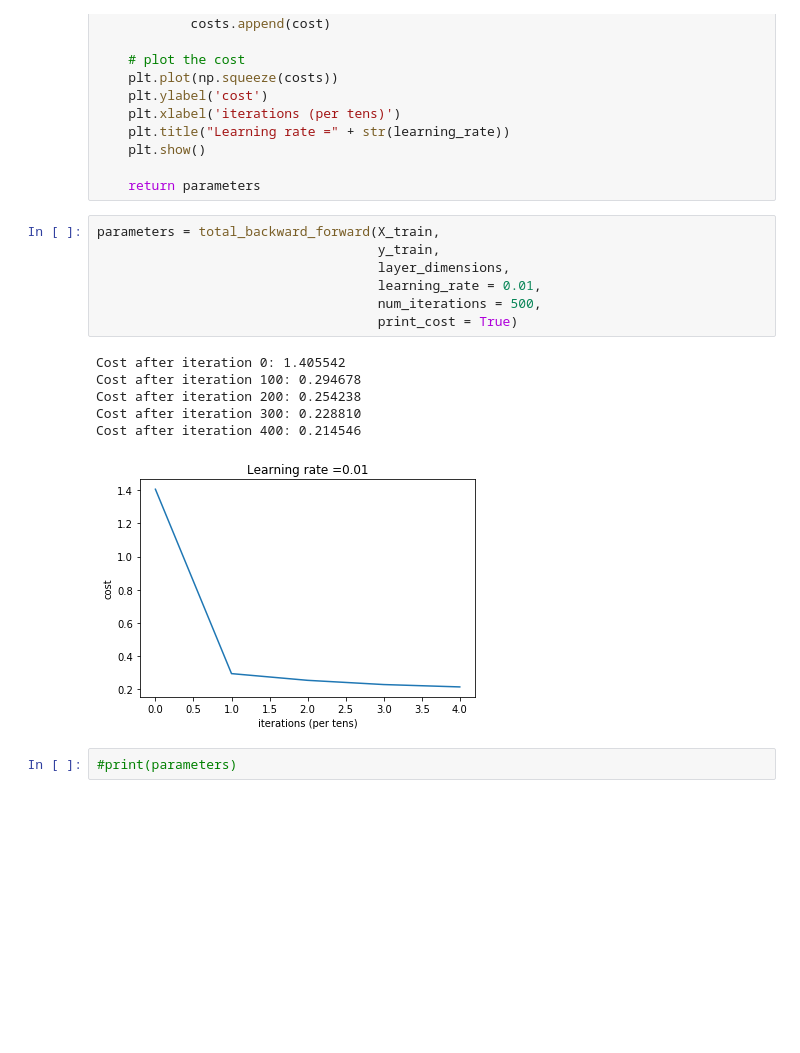
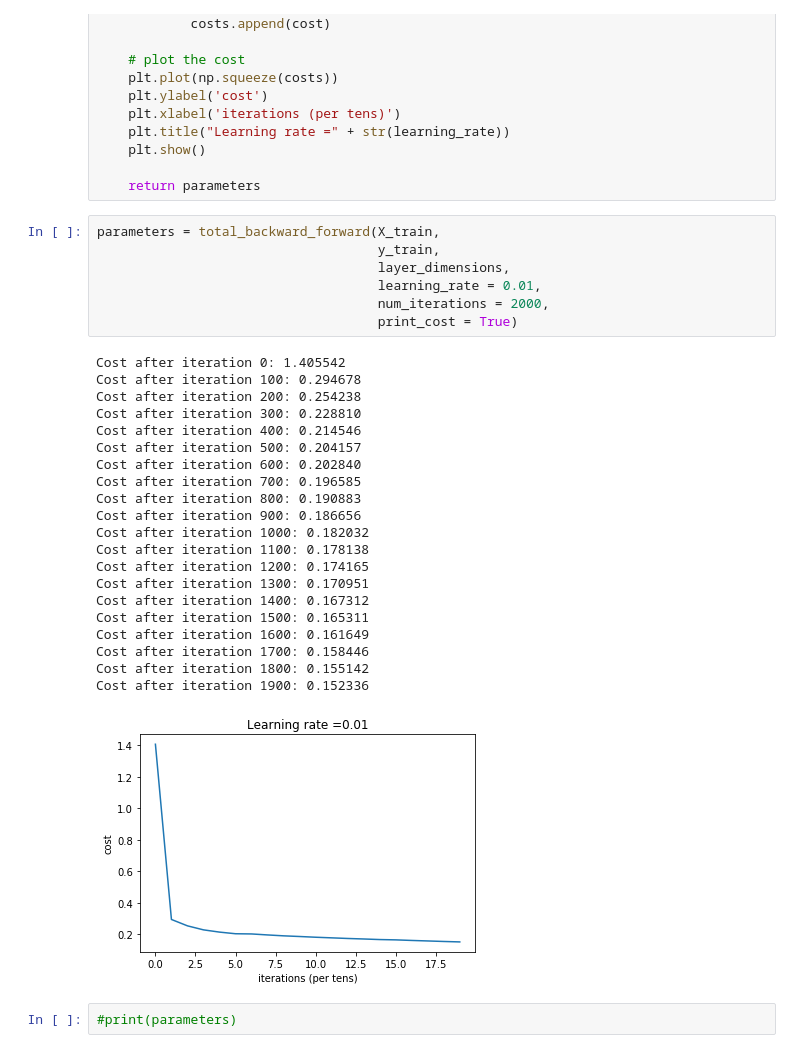
Before and after one commit to mlcurva77/Assignments, a Jupyter notebook: 10885123_AT_1_v1.0.ipynb, the cells around one changed output. Saved outputs shown, nothing was run; the diff lists cells and outputs as text; blank space fills up the shorter version.

```diff
--- a/10885123_AT_1_v1.0.ipynb
+++ b/10885123_AT_1_v1.0.ipynb
@@ -701,17 +784,32 @@ def total_backward_forward(X, Y, layers_dimensions,
 # %%
 parameters = total_backward_forward(X_train,
                                     y_train,
                                     layer_dimensions,
                                     learning_rate = 0.01,
-                                    num_iterations = 500,
+                                    num_iterations = 2000,
                                     print_cost = True)
 # %% [output]
 Cost after iteration 0: 1.405542
 Cost after iteration 100: 0.294678
 Cost after iteration 200: 0.254238
 Cost after iteration 300: 0.228810
 Cost after iteration 400: 0.214546
+Cost after iteration 500: 0.204157
+Cost after iteration 600: 0.202840
+Cost after iteration 700: 0.196585
+Cost after iteration 800: 0.190883
+Cost after iteration 900: 0.186656
+Cost after iteration 1000: 0.182032
+Cost after iteration 1100: 0.178138
+Cost after iteration 1200: 0.174165
+Cost after iteration 1300: 0.170951
+Cost after iteration 1400: 0.167312
+Cost after iteration 1500: 0.165311
+Cost after iteration 1600: 0.161649
+Cost after iteration 1700: 0.158446
+Cost after iteration 1800: 0.155142
+Cost after iteration 1900: 0.152336
-[figure, old version]
+[figure, new version]
 # %%
 #print(parameters)
 # %% [markdown]
```
Also changed, not shown: parts of 30 cells of this notebook.
